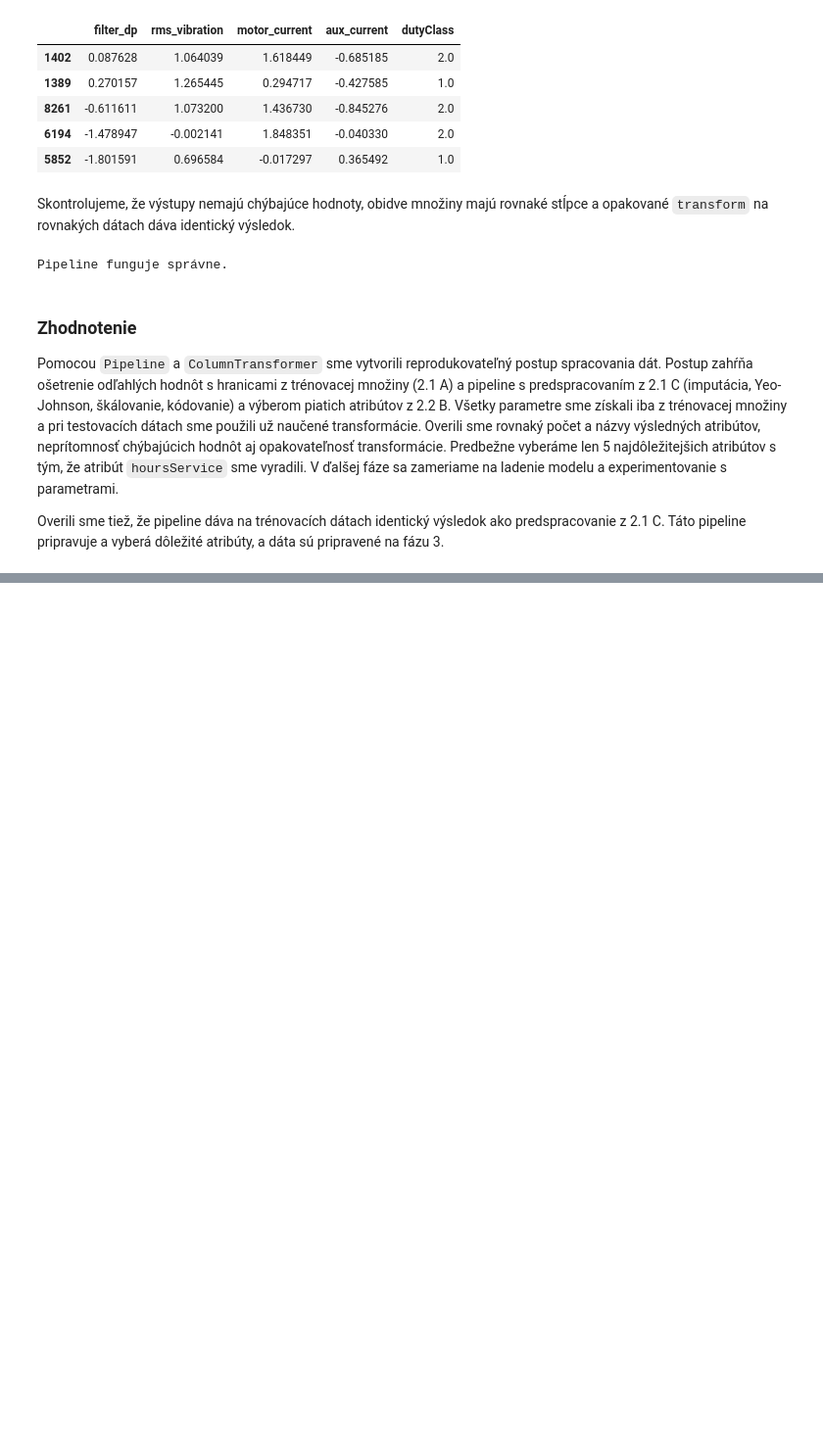
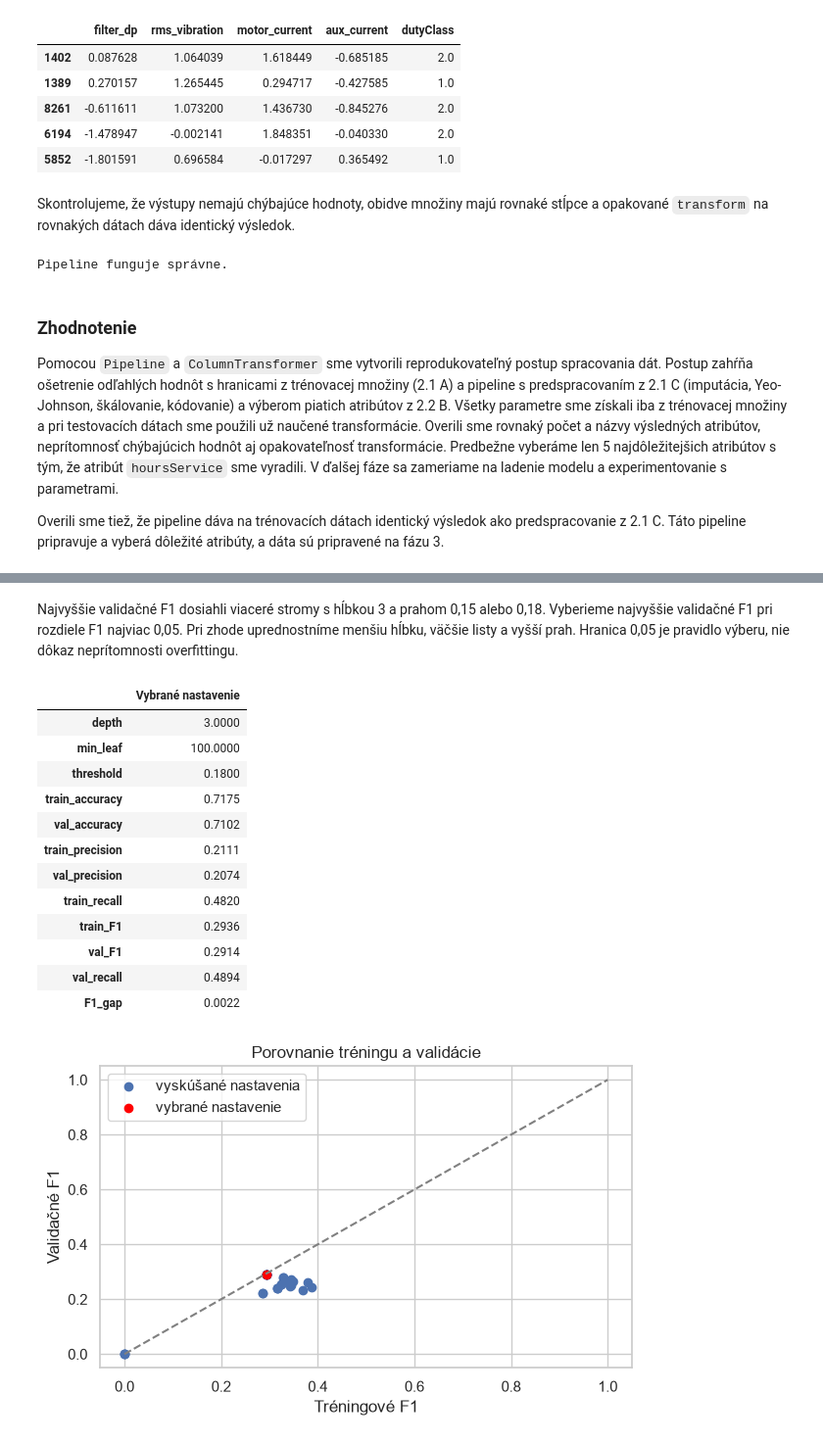
Before and after one commit to kavonada/IAU_zadanie, a Jupyter notebook: projekt.ipynb, the cells around one changed output, grey strips where cells are left out. Shown at 98% size. Cells and saved outputs as stored; diff of their text form; code cells hidden in the pictures; blank space fills up the shorter version.

```diff
--- a/projekt.ipynb
+++ b/projekt.ipynb
@@ -2100,0 +2275,13 @@ Overili sme tiež, že pipeline dáva na trénovacích dátach identický výsle
+# %%
+def evaluate_id3(y, predictions):
+    return {"accuracy": accuracy_score(y, predictions),
+            "precision": precision_score(y, predictions, pos_label=1, zero_division=0),
+            "recall": recall_score(y, predictions, pos_label=1, zero_division=0),
+            "F1": f1_score(y, predictions, pos_label=1, zero_division=0)}
+
+base_results_31 = pd.DataFrame({
+    "ID3 tréning": evaluate_id3(y_fit_31, predict_id3(tree_31, X_fit_id3)),
+    "ID3 validácia": evaluate_id3(y_val_31, predict_id3(tree_31, X_val_id3)),
+    "samé 0 – validácia": evaluate_id3(y_val_31, np.zeros(len(y_val_31), dtype=int))
+}).T
+display(base_results_31.round(4))
@@ -2100,0 +2358,44 @@ Overili sme tiež, že pipeline dáva na trénovacích dátach identický výsle
+# %% [markdown]
+Najvyššie validačné F1 dosiahli viaceré stromy s hĺbkou 3 a prahom 0,15 alebo 0,18. Vyberieme najvyššie validačné F1 pri rozdiele F1 najviac 0,05. Pri zhode uprednostníme menšiu hĺbku, väčšie listy a vyšší prah. Hranica 0,05 je pravidlo výberu, nie dôkaz neprítomnosti overfittingu.
+# %%
+# Najlepšie validačné F1 pri rozdiele F1 najviac 0,05.
+good_models = results[results["F1_gap"] <= 0.05]
+if good_models.empty:
+    print("Žiadny model nesplnil podmienku. Vyberieme podľa validačného F1.")
+    good_models = results
+
+best = good_models.sort_values(
+    ["val_F1", "depth", "min_leaf", "threshold"],
+    ascending=[False, True, False, False]
+).iloc[0]
+
+depth_31 = int(best["depth"])
+min_leaf_31 = int(best["min_leaf"])
+threshold_31 = float(best["threshold"])
+display(best.to_frame("Vybrané nastavenie").round(4))
+
+plt.figure(figsize=(7, 4))
+plt.scatter(results["train_F1"], results["val_F1"], label="vyskúšané nastavenia")
+plt.scatter(best["train_F1"], best["val_F1"], color="red", label="vybrané nastavenie")
+plt.plot([0, 1], [0, 1], "--", color="gray")
+plt.xlabel("Tréningové F1")
+plt.ylabel("Validačné F1")
+plt.title("Porovnanie tréningu a validácie")
+plt.legend()
+plt.grid(True)
+plt.show()
+# %% [output]
+|  | Vybrané nastavenie |
+| depth | 3.0000 |
+| min_leaf | 100.0000 |
+| threshold | 0.1800 |
+| train_accuracy | 0.7175 |
+| val_accuracy | 0.7102 |
+| train_precision | 0.2111 |
+| val_precision | 0.2074 |
+| train_recall | 0.4820 |
+| train_F1 | 0.2936 |
+| val_F1 | 0.2914 |
+| val_recall | 0.4894 |
+| F1_gap | 0.0022 |
+[figure, added]
```
Also changed, not shown: parts of 23 cells of this notebook, 1 other file.
